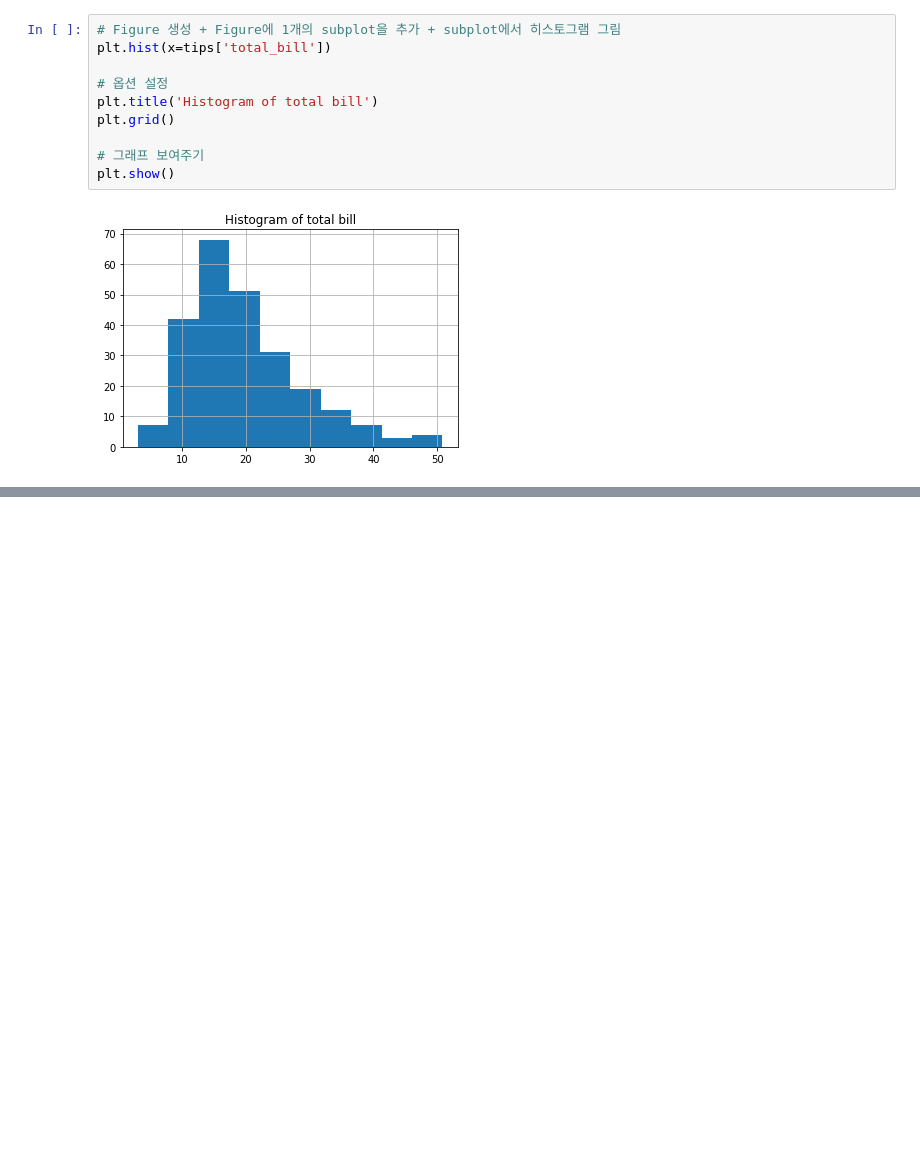
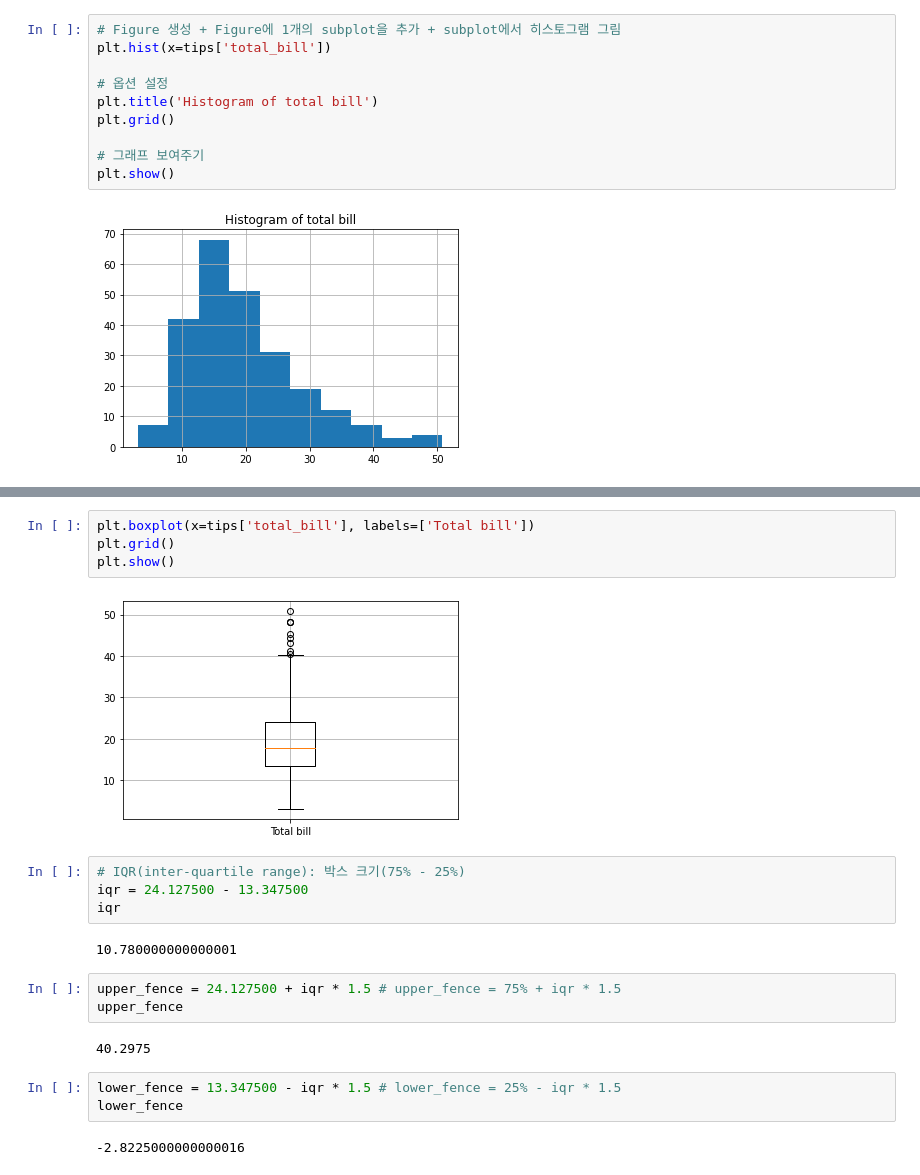
Before and after one commit to sejinseo/Itwill_Python, a Jupyter notebook: py21_matplotlib.ipynb, the cells around one changed output, grey strips where cells are left out. Saved outputs shown, nothing was run; the diff lists cells and outputs as text; blank space fills up the shorter version.

```diff
--- a/py21_matplotlib.ipynb
+++ b/py21_matplotlib.ipynb
@@ -166,0 +186,22 @@ plt.show()
+# %%
+plt.boxplot(x=tips['total_bill'], labels=['Total bill'])
+plt.grid()
+plt.show()
+# %% [output]
+[figure, added]
+# %%
+# IQR(inter-quartile range): 박스 크기(75% - 25%)
+iqr = 24.127500 - 13.347500
+iqr
+# %% [output]
+10.780000000000001
+# %%
+upper_fence = 24.127500 + iqr * 1.5 # upper_fence = 75% + iqr * 1.5
+upper_fence
+# %% [output]
+40.2975
+# %%
+lower_fence = 13.347500 - iqr * 1.5 # lower_fence = 25% - iqr * 1.5
+lower_fence
+# %% [output]
+-2.8225000000000016
```
Also changed, not shown: parts of 8 cells of this notebook.
